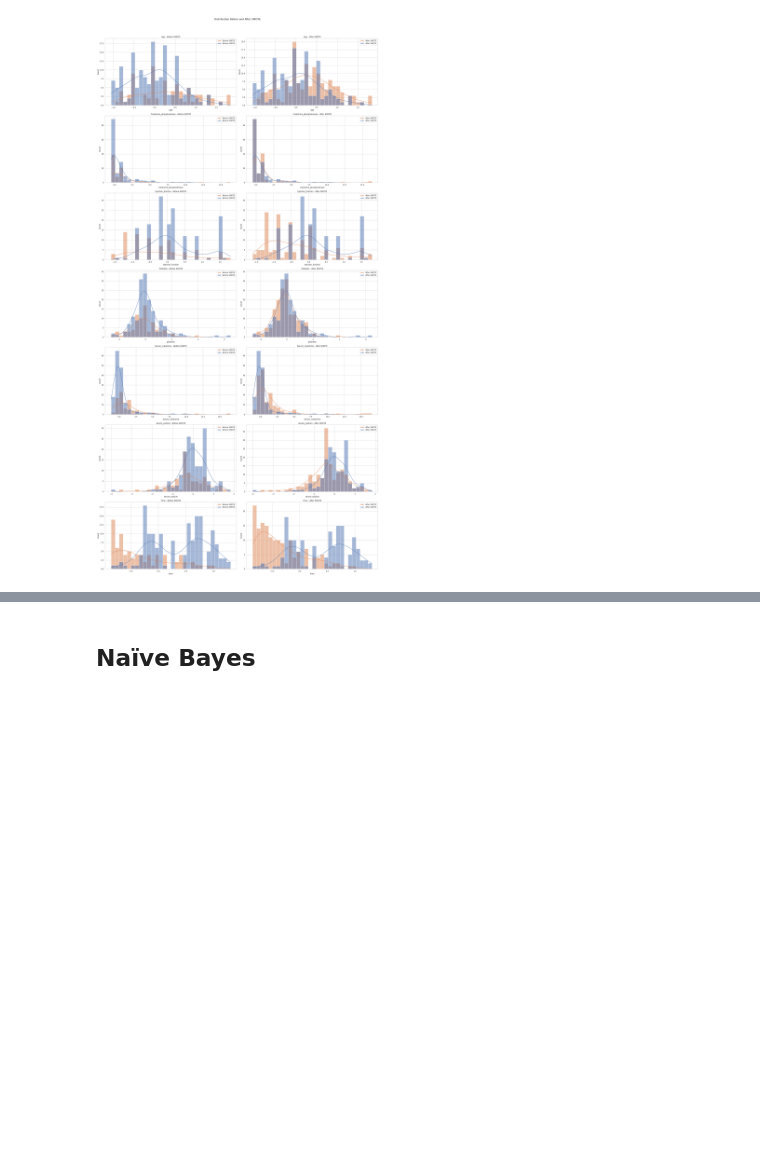
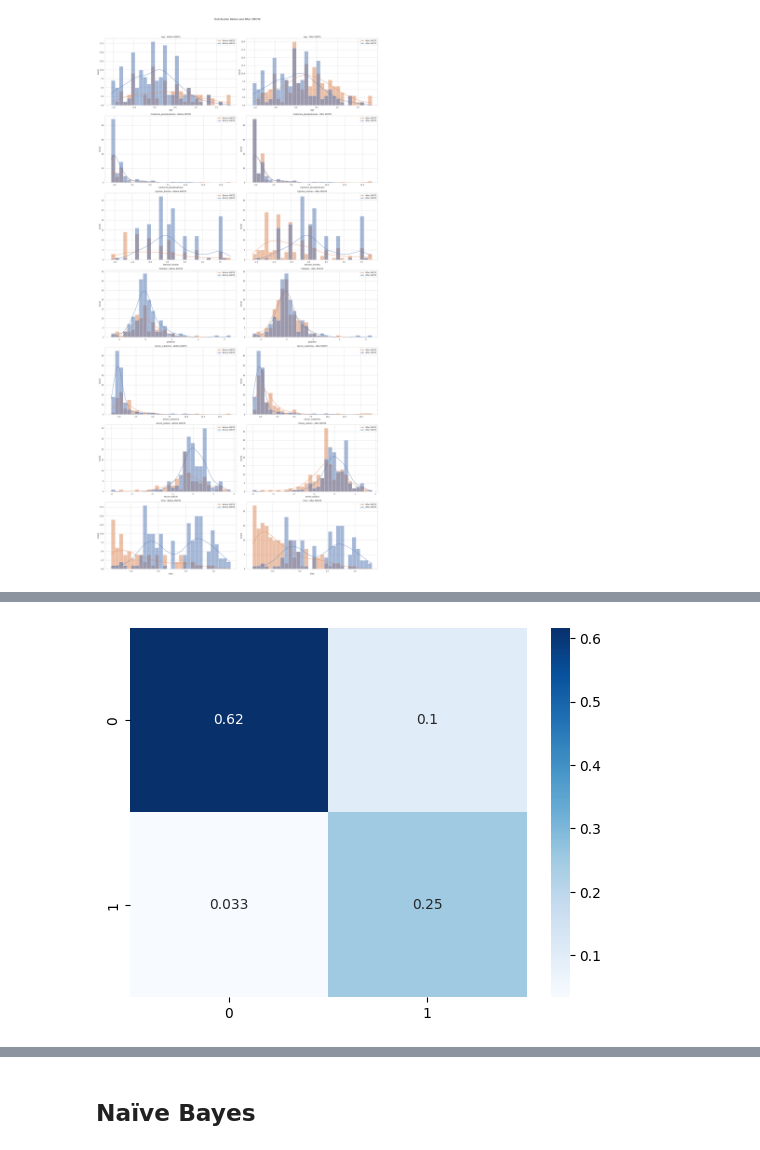
Before and after one commit to koitran14/Heart-Failure-Prediction, a Jupyter notebook: Heart_Failure_Prediction.ipynb, the cells around one changed output, grey strips where cells are left out. Saved outputs shown, nothing was run; the diff lists cells and outputs as text; code cells hidden in the pictures; blank space fills up the shorter version.

Commit message:
More models!

```diff
--- a/Heart_Failure_Prediction.ipynb
+++ b/Heart_Failure_Prediction.ipynb
@@ -440,0 +475,2 @@ X_test1 = X_test[['age', 'ejection_fraction', 'serum_creatinine', 'time']]
+# %%
+model.fit(X_train_smote, y_train_smote)
@@ -440,0 +485,4 @@ X_test1 = X_test[['age', 'ejection_fraction', 'serum_creatinine', 'time']]
+# %%
+model = LogisticRegression()
+# %%
+model.fit(X_train1, y_train_smote)
@@ -440,0 +491,11 @@ X_test1 = X_test[['age', 'ejection_fraction', 'serum_creatinine', 'time']]
+# %%
+y_pred = model.predict(X_test1)
+
+print('\nClassification Report:')
+print(classification_report(y_test, y_pred))
+
+cm1 = confusion_matrix(y_test, y_pred)
+cm1 = cm1/np.sum(cm1)
+
+print('\nROC AUC Score:')
+roc_auc_score(y_test, y_pred)
@@ -440,0 +516,5 @@ X_test1 = X_test[['age', 'ejection_fraction', 'serum_creatinine', 'time']]
+# %%
+sns.heatmap(cm1, annot=True, cmap='Blues')
+plt.show()
+# %% [output]
+[figure, added]
```
Also changed, not shown: parts of 61 cells of this notebook.
